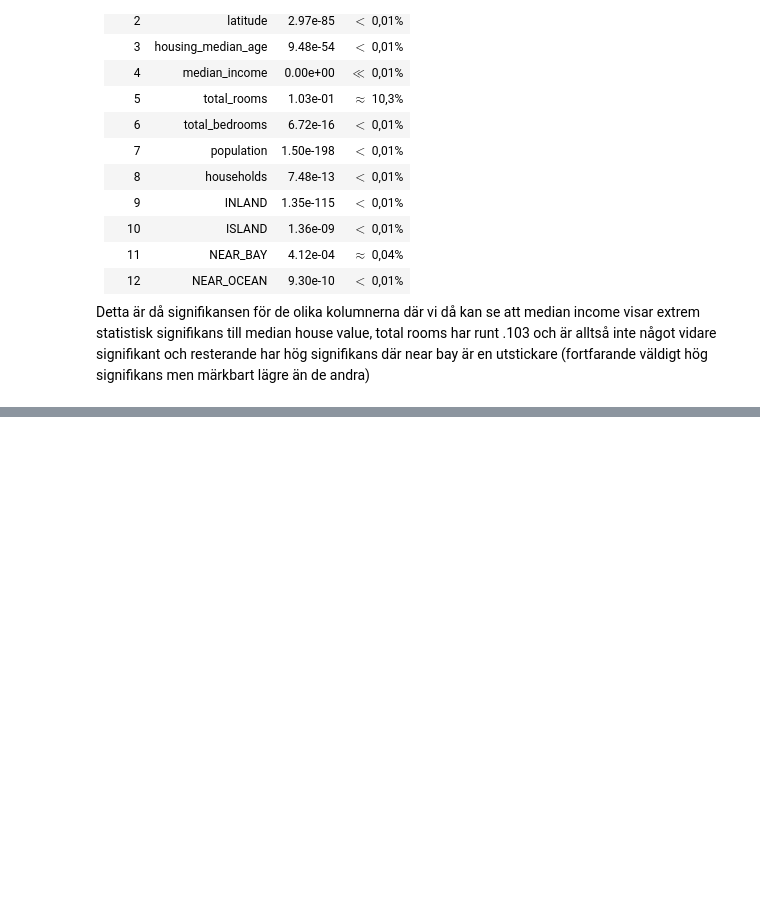
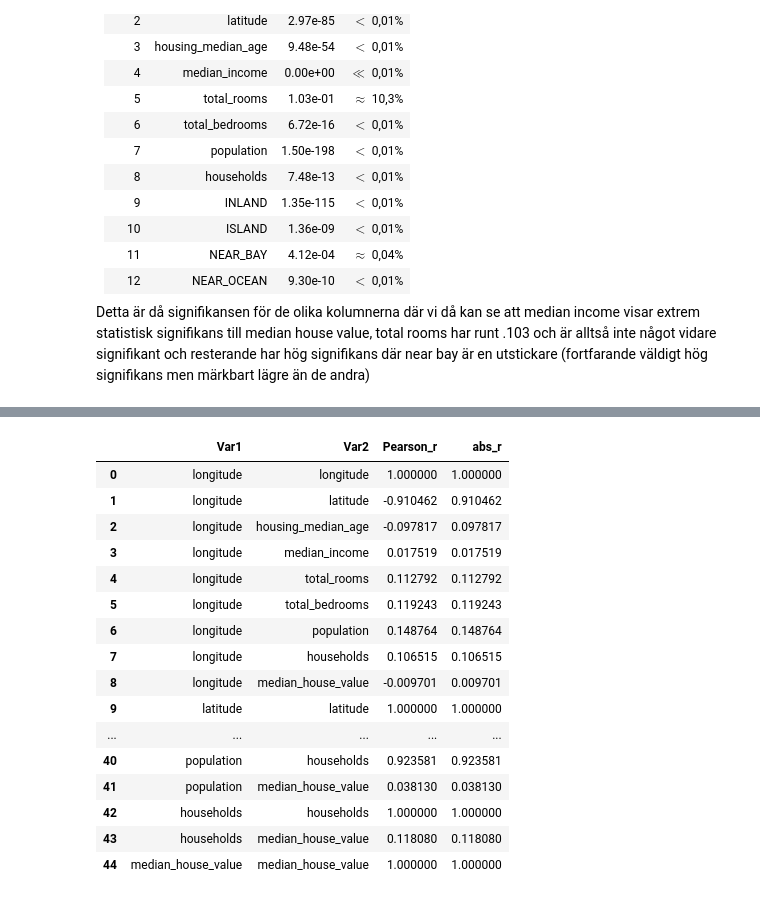
Before and after one commit to LordSven/Statistiska-metoder-NIKLAS-HAMFELDT, a Jupyter notebook: Labb_1/Labb_1.ipynb, the cells around one changed output, grey strips where cells are left out. Saved outputs shown, nothing was run; the diff lists cells and outputs as text; code cells hidden in the pictures; blank space fills up the shorter version.

```diff
--- a/Labb_1/Labb_1.ipynb
+++ b/Labb_1/Labb_1.ipynb
@@ -125,0 +207,27 @@ Detta är då signifikansen för de olika kolumnerna där vi då kan se att medi
+# %%
+num_corr = model.pearson_numeric(
+    feat_names=X_cols,        # listan med namn på kolumner i X
+    cat_cols=['ocean_proximity_INLAND', 'ocean_proximity_ISLAND',
+              'ocean_proximity_NEAR BAY', 'ocean_proximity_NEAR OCEAN'],  # dummies som ska ignoreras
+    target_col='median_house_value'
+)
+num_corr['abs_r'] = num_corr['Pearson_r'].abs()
+num_corr
+# %% [output]
+|  | Var1 | Var2 | Pearson_r | abs_r |
+| 0 | longitude | longitude | 1.000000 | 1.000000 |
+| 1 | longitude | latitude | -0.910462 | 0.910462 |
+| 2 | longitude | housing_median_age | -0.097817 | 0.097817 |
+| 3 | longitude | median_income | 0.017519 | 0.017519 |
+| 4 | longitude | total_rooms | 0.112792 | 0.112792 |
+| 5 | longitude | total_bedrooms | 0.119243 | 0.119243 |
+| 6 | longitude | population | 0.148764 | 0.148764 |
+| 7 | longitude | households | 0.106515 | 0.106515 |
+| 8 | longitude | median_house_value | -0.009701 | 0.009701 |
+| 9 | latitude | latitude | 1.000000 | 1.000000 |
+| ... | ... | ... | ... | ... |
+| 40 | population | households | 0.923581 | 0.923581 |
+| 41 | population | median_house_value | 0.038130 | 0.038130 |
+| 42 | households | households | 1.000000 | 1.000000 |
+| 43 | households | median_house_value | 0.118080 | 0.118080 |
+| 44 | median_house_value | median_house_value | 1.000000 | 1.000000 |
```
Also changed, not shown: parts of 13 cells of this notebook, 1 other file.
